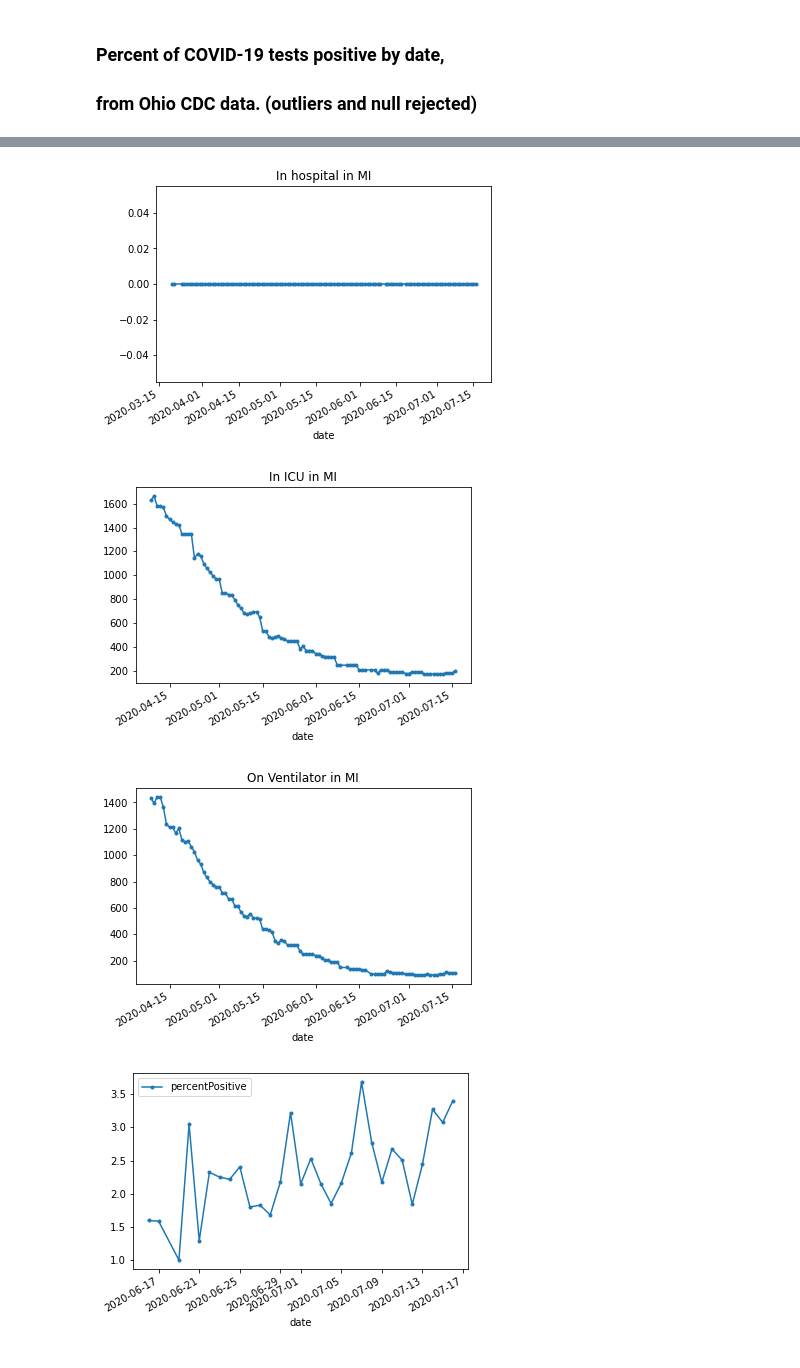
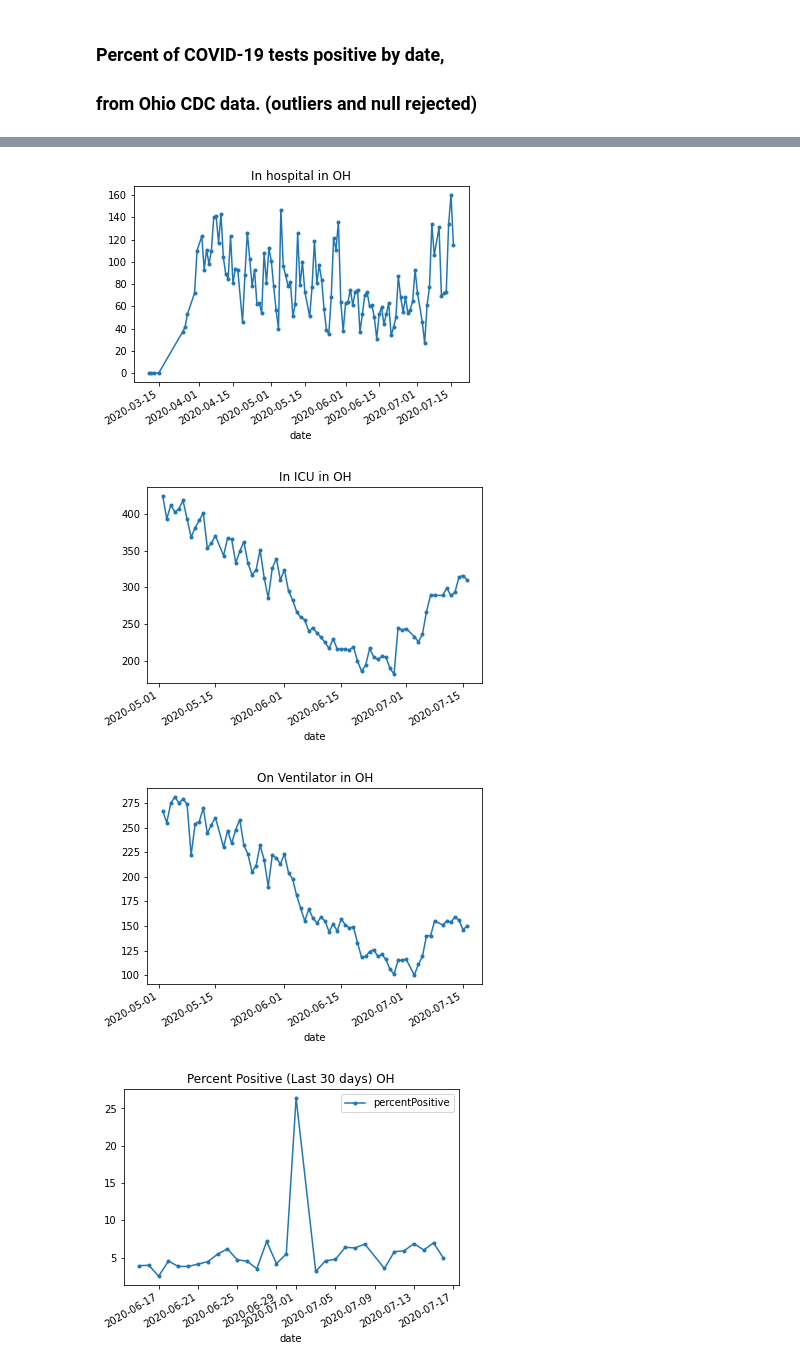
Before and after one commit to mpeaton/cvanal, a Jupyter notebook: COVID-19.ipynb, the cells around one changed output, grey strips where cells are left out. Saved outputs shown, nothing was run; the diff lists cells and outputs as text; code cells hidden in the pictures.

```diff
--- a/COVID-19.ipynb
+++ b/COVID-19.ipynb
@@ -8,7 +8,7 @@ import pandas as pd
 ### Percent of COVID-19 tests positive by date,
 ### from Ohio CDC data.  (outliers and null rejected)
 # %%
-state='MI'
+state='OH'
 # %%
 result = requests.get("https://covidtracking.com/api/states/daily")
 data = json.loads(result.content)
@@ -53,25 +53,25 @@ a4.figure.savefig('daily_deaths',dpi=100)
 a4 = df2.hospitalizedIncrease.plot(marker='.',title=f'In hospital in {state}')
 a4.figure.savefig('in_hospital',dpi=100)
 # %% [output]
-[figure, old version]
+[figure, new version]
 # %%
 a4 = df2.inIcuCurrently.plot(marker='.',title=f'In ICU in {state}')
 a4.figure.savefig('in_ICU',dpi=100)
 # %% [output]
-[figure, old version]
+[figure, new version]
 # %%
 a4 = df2.onVentilatorCurrently.plot(marker='.',title=f'On Ventilator in {state}')
 a4.figure.savefig('on Ventilator',dpi=100)
 # %% [output]
-[figure, old version]
+[figure, new version]
 # %%
 cols = ['totalTestResultsIncrease','positiveIncrease','percentPositive']
 cols = ['percentPositive']
 df3 = df2[cols]
 # %%
-a6 = df3[:30].plot(marker='.')
+a6 = df3[:30].plot(marker='.',title=f'Percent Positive (Last 30 days) {state}')
 # %% [output]
-[figure, old version]
+[figure, new version]
 # %%
 df3.head(7)
 # %% [output]
```
Also changed, not shown: parts of 6 cells of this notebook, 10 other files.
